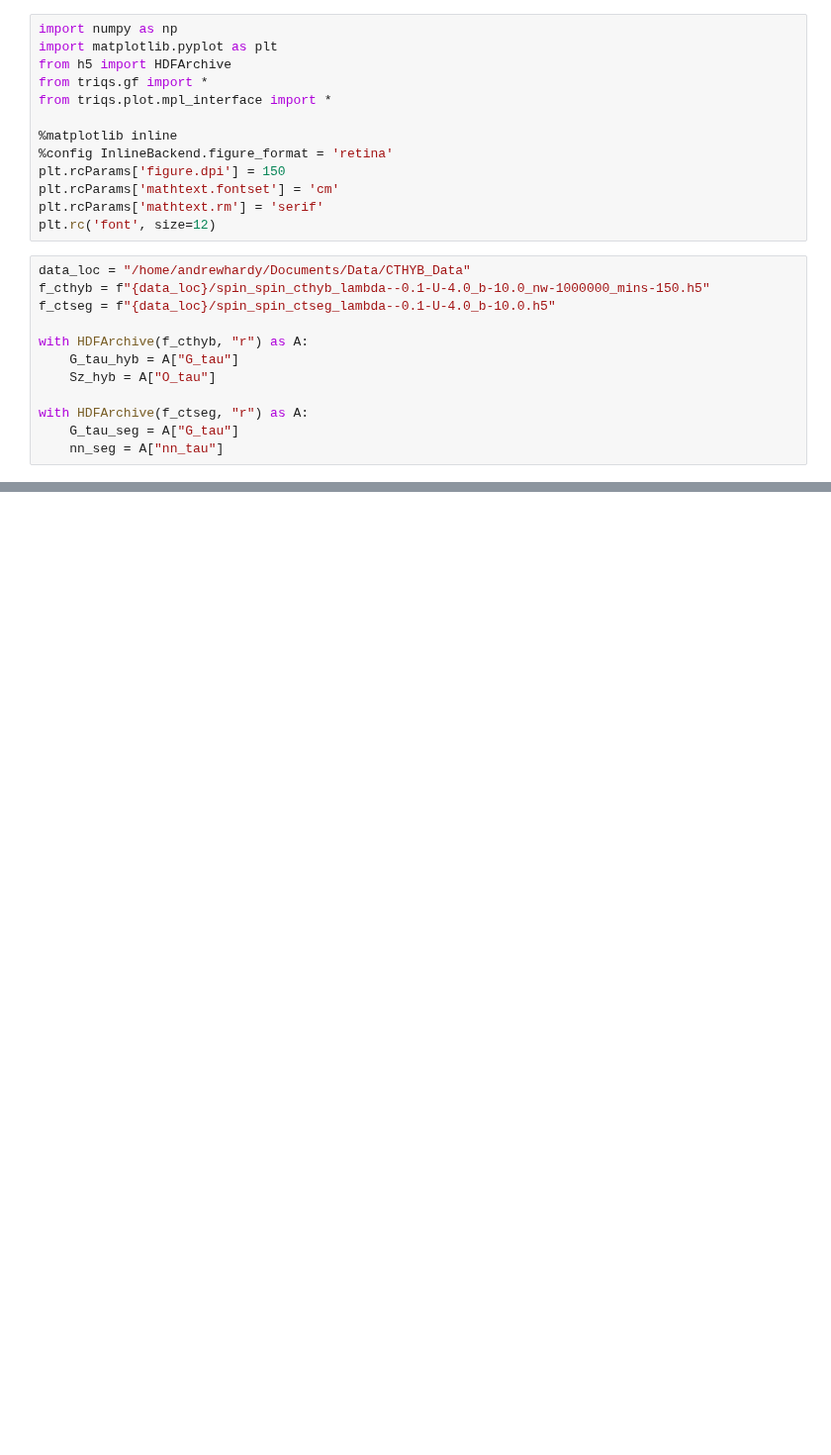
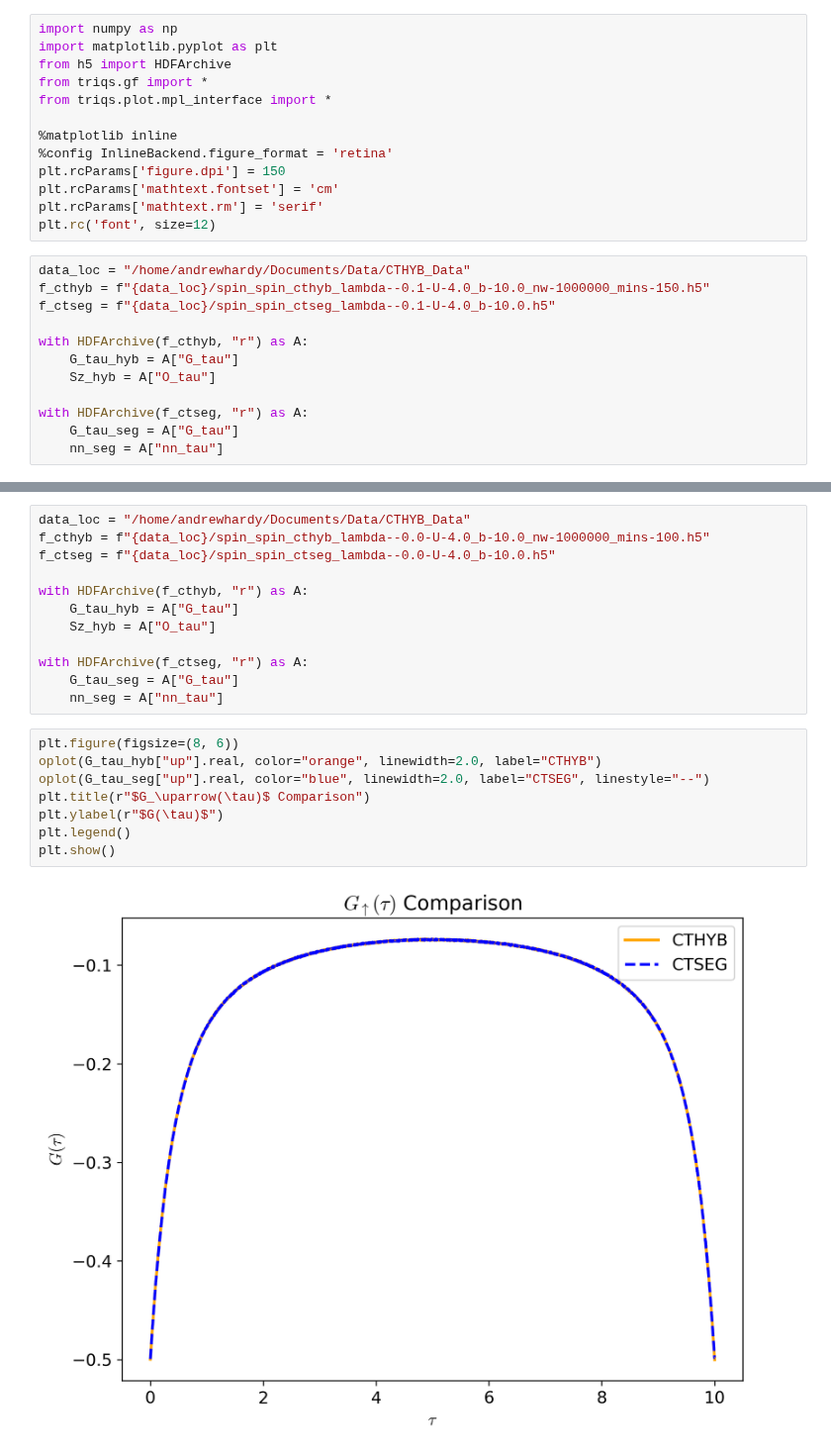
Before and after one commit to andrewkhardy/cthyb, a Jupyter notebook: benchmark/dynamic_int/CTHYB_Benchmarking_Minimal.ipynb, the cells around one changed output, grey strips where cells are left out. Shown at 99% size. Cells and saved outputs as stored; diff of their text form; blank space fills up the shorter version.

```diff
--- a/benchmark/dynamic_int/CTHYB_Benchmarking_Minimal.ipynb
+++ b/benchmark/dynamic_int/CTHYB_Benchmarking_Minimal.ipynb
@@ -52,0 +57,22 @@ plt.show()
+# %%
+data_loc = "/home/andrewhardy/Documents/Data/CTHYB_Data"
+f_cthyb = f"{data_loc}/spin_spin_cthyb_lambda--0.0-U-4.0_b-10.0_nw-1000000_mins-100.h5"
+f_ctseg = f"{data_loc}/spin_spin_ctseg_lambda--0.0-U-4.0_b-10.0.h5"
+
+with HDFArchive(f_cthyb, "r") as A:
+    G_tau_hyb = A["G_tau"]
+    Sz_hyb = A["O_tau"]
+
+with HDFArchive(f_ctseg, "r") as A:
+    G_tau_seg = A["G_tau"]
+    nn_seg = A["nn_tau"]
+# %%
+plt.figure(figsize=(8, 6))
+oplot(G_tau_hyb["up"].real, color="orange", linewidth=2.0, label="CTHYB")
+oplot(G_tau_seg["up"].real, color="blue", linewidth=2.0, label="CTSEG", linestyle="--")
+plt.title(r"$G_\uparrow(\tau)$ Comparison")
+plt.ylabel(r"$G(\tau)$")
+plt.legend()
+plt.show()
+# %% [output]
+[figure, added]
```
Also changed, not shown: parts of 3 cells of this notebook, 3 other files.
